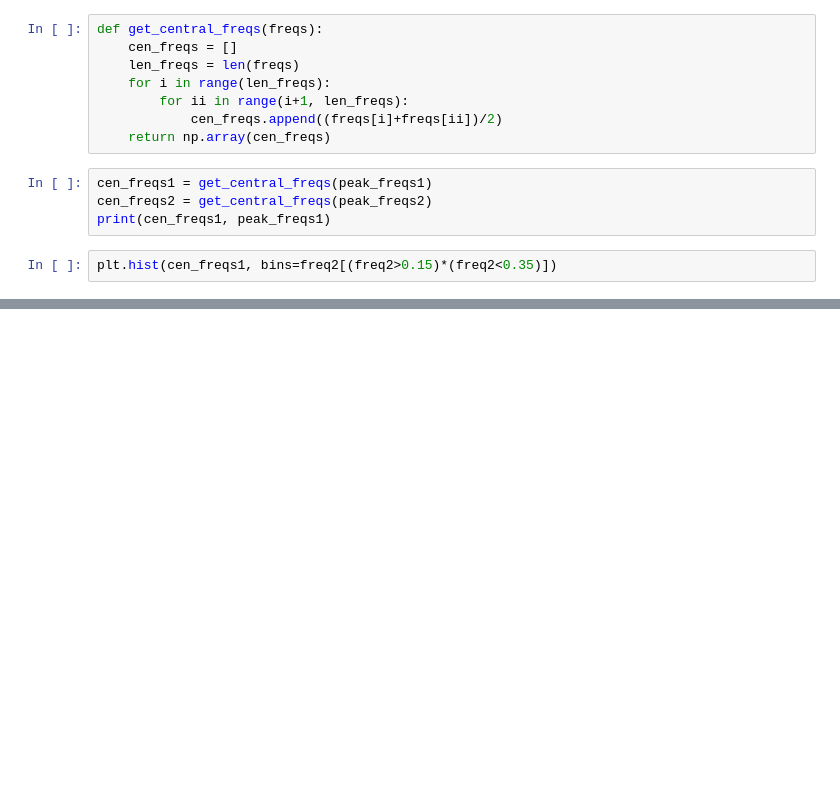
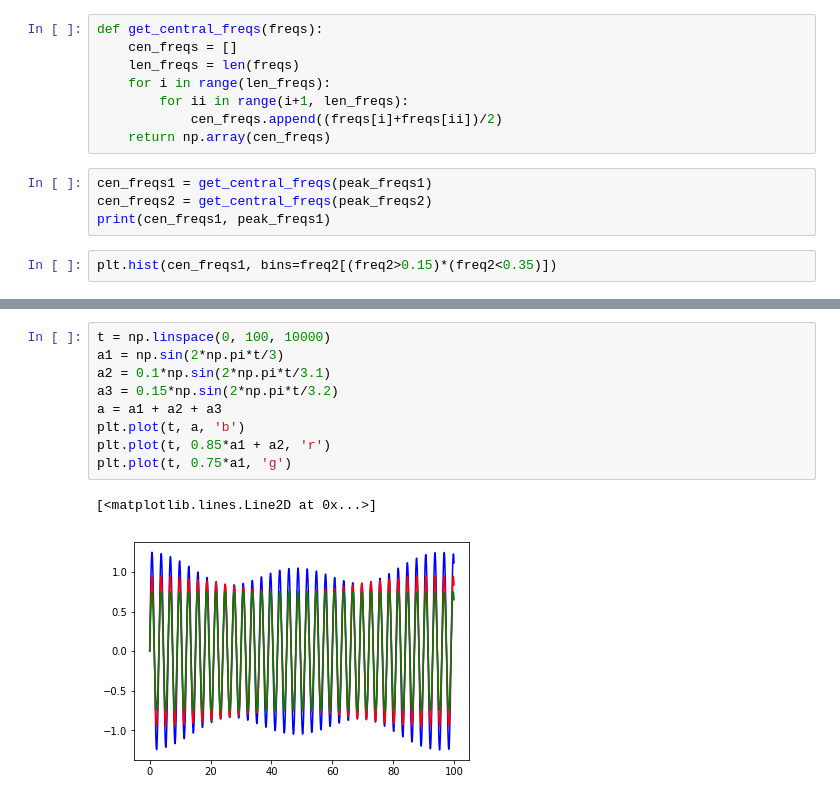
Before and after one commit to samarth-kashyap/starspots, a Jupyter notebook: notebooks/starspot.ipynb, the cells around one changed output, grey strips where cells are left out. Drawn from its saved outputs; the diff is of its cells as text; blank space fills up the shorter version.

```diff
--- a/notebooks/starspot.ipynb
+++ b/notebooks/starspot.ipynb
@@ -196,0 +270,12 @@ plt.hist(cen_freqs1, bins=freq2[(freq2>0.15)*(freq2<0.35)])
+# %%
+t = np.linspace(0, 100, 10000)
+a1 = np.sin(2*np.pi*t/3)
+a2 = 0.1*np.sin(2*np.pi*t/3.1)
+a3 = 0.15*np.sin(2*np.pi*t/3.2)
+a = a1 + a2 + a3
+plt.plot(t, a, 'b')
+plt.plot(t, 0.85*a1 + a2, 'r')
+plt.plot(t, 0.75*a1, 'g')
+# %% [output]
+[<matplotlib.lines.Line2D at 0x...>]
+[figure, added]
```
Also changed, not shown: parts of 13 cells of this notebook, 2 other files.
